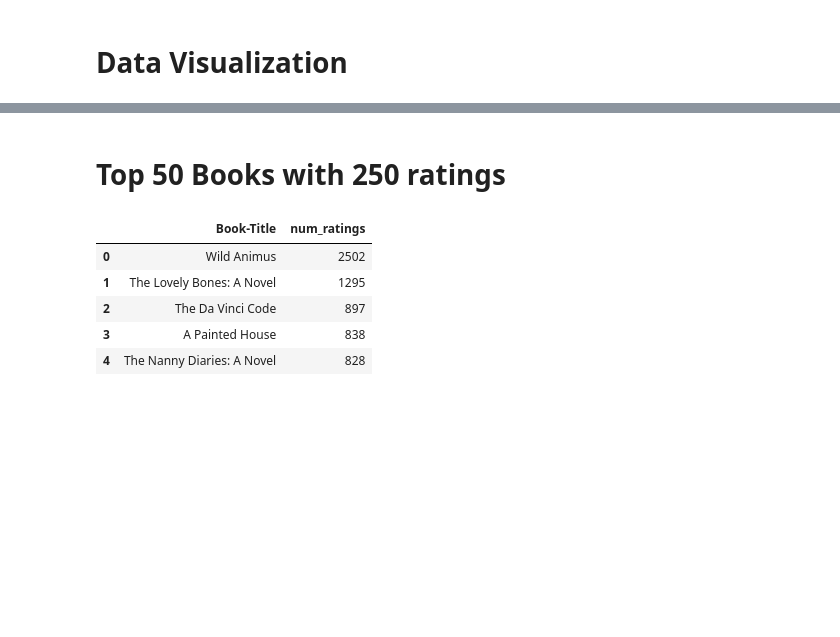
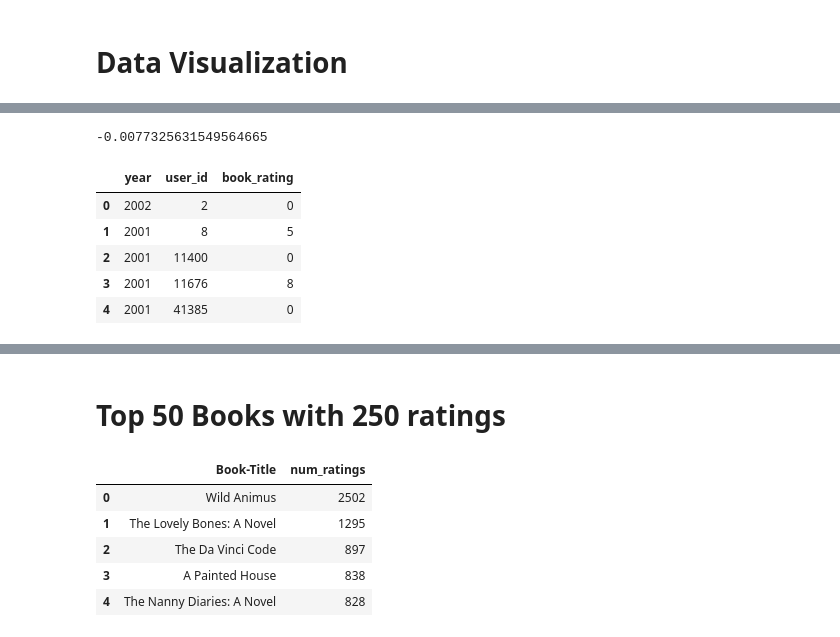
Before and after one commit to RheedWhan/book-recommendation, a Jupyter notebook: Book recommendation system2.ipynb, the cells around one changed output, grey strips where cells are left out. Saved outputs shown, nothing was run; the diff lists cells and outputs as text; code cells hidden in the pictures; blank space fills up the shorter version.

```diff
--- a/Book recommendation system2.ipynb
+++ b/Book recommendation system2.ipynb
@@ -429 +498,15 @@ plt.show()
+# %%
+book_rating_df['year'].corr(book_rating_df['book_rating'])
+# %% [output]
+-0.0077325631549564665
+# %%
+correlation_df = book_rating_df[['year', 'user_id', 'book_rating']]
+correlation_df.head()
+# %% [output]
+|  | year | user_id | book_rating |
+| 0 | 2002 | 2 | 0 |
+| 1 | 2001 | 8 | 5 |
+| 2 | 2001 | 11400 | 0 |
+| 3 | 2001 | 11676 | 8 |
+| 4 | 2001 | 41385 | 0 |
 # %%
```
Also changed, not shown: parts of 14 cells of this notebook.
